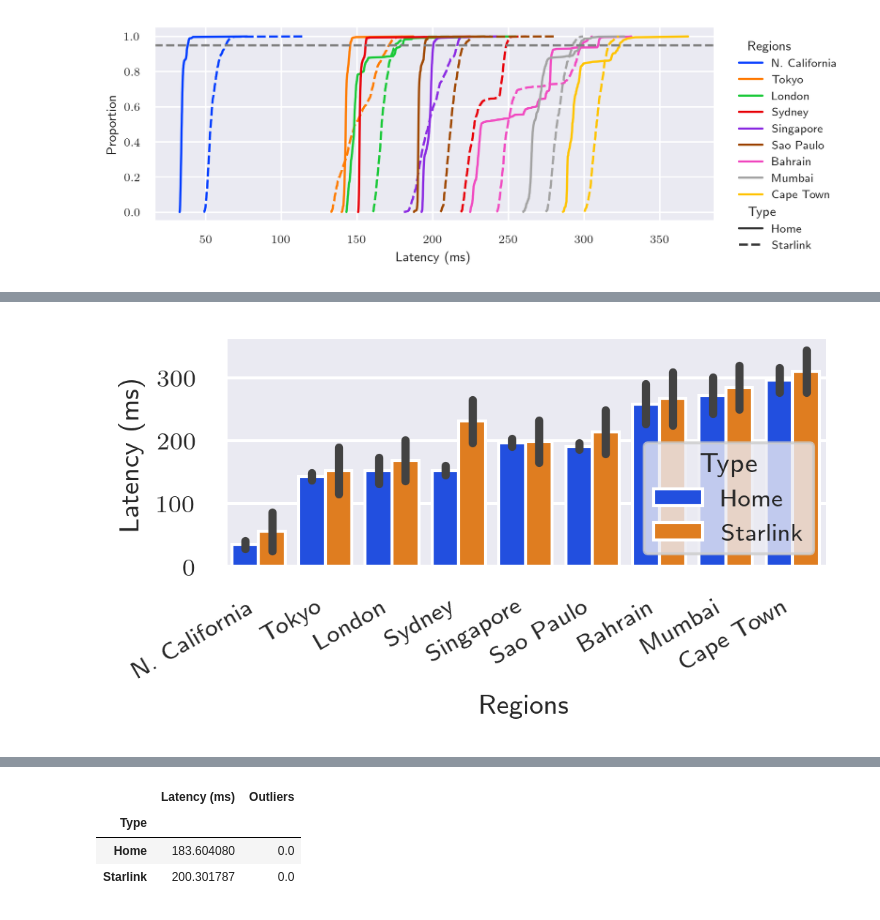
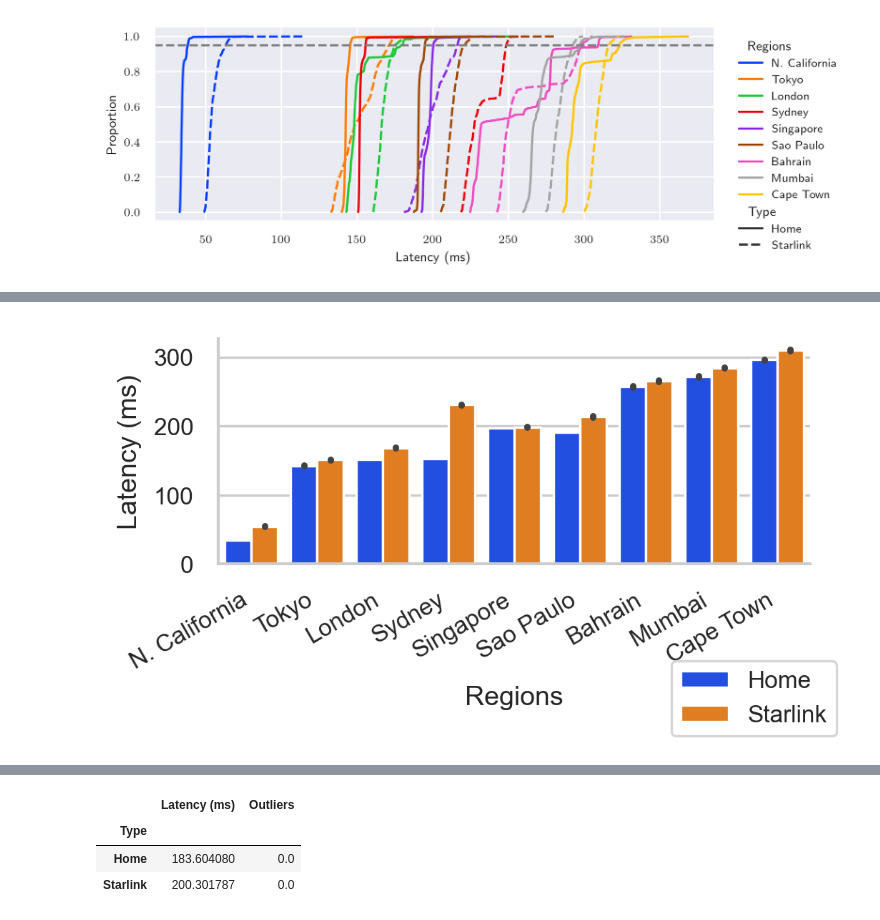
Before and after one commit to Starlink-Measurement/starlink-plot, a Jupyter notebook: plot_ping.ipynb, the cells around one changed output, grey strips where cells are left out. Drawn from its saved outputs; the diff is of its cells as text; code cells hidden in the pictures.

```diff
--- a/plot_ping.ipynb
+++ b/plot_ping.ipynb
@@ -65,15 +66,17 @@ src_dirs
 plot_params = common.plot_params
 plot_params['figure.figsize'] = (7.16, 4)
 plot_params['figure.dpi'] = 300
-matplotlib.rcParams.update(plot_params)
+#matplotlib.rcParams.update(plot_params)
+
 sns_params = common.sns_params
 sns_params['figure.figsize'] = (7.16, 4)
 sns_params['figure.dpi'] = 300
-sns.set_theme()
-sns.set_context("paper", rc=sns_params)
-sns.set(rc=sns_params)
+#sns_params['patch.edgecolor'] = 'black'
+sns.set_theme("paper", style='whitegrid', rc=sns_params, color_codes=True, palette='bright')
+#sns.set_context("paper", rc=sns_params)
+#sns.set(rc=sns_params)
 # %%
-df_old = pd.read_csv(os.path.join(out_path, '2022-06-17_end_all_ping_data.csv'), index_col=False)
+df_old = pd.read_csv(os.path.join(OUT_PATH, '2022-06-17_end_all_ping_data.csv'), index_col=False)
 df_old[N_TIMESTAMP] = pd.to_datetime(df_old[N_TIMESTAMP])
 df_old
 # %% [output]
@@ -161,10 +160,14 @@ def ecdf(data, array: bool=True):
     else:
         return x, y
 # %%
-# Remove outliers
+# Discern outliers
 N_OUTLIERS = 'Outliers'
-df_outliers = df.copy()
-df_outliers[N_OUTLIERS] = (np.abs(stats.zscore(df_outliers[N_LATENCY], nan_policy='omit')) >= 3.5)
+df_outliers = df_old.copy()
+zscore = np.abs(df_outliers.groupby([
+    N_TYPE, N_REGIONS])[N_LATENCY].transform(
+    lambda x : stats.zscore(x, ddof=1, nan_policy='omit')
+))
+df_outliers[N_OUTLIERS] = (np.abs(zscore) >= 3.5)
 df_outliers = df_outliers.sort_values(N_LATENCY)
 df_outliers
 
@@ -189 +192,5 @@ df_outliers
 54583143 rows × 5 columns
+# %%
+df_combined = pd.concat([df_old, df_outliers])
+print(df_combined.dtypes)
+df_combined
@@ -364,25 +409,28 @@ g_hist.savefig(f'{filename}_cdf.pgf', bbox_inches='tight')
 # %%
 #temp = df_regs.loc['2022-06-03':]
 
 #df_averaged = df.groupby([N_TYPE, N_REGIONS]).std().reset_index()
 
 #styler = df_averaged.style
 #styler.format(precision=2)
 #styler.to_latex(os.path.join(OUTPUT_FOLDER, '2022-06-05_end_avg_bandwidth.tex'))
-g_avg = sns.catplot(data=df,
+
+df_samp = df_combined.groupby([N_REGIONS]).sample(10000)
+g_avg = sns.catplot(data=df_samp,
                     sharey=False,
                     x=N_REGIONS, y=N_LATENCY, hue=N_TYPE,
                     hue_order=[N_HOME, N_STARLINK],
                     order=REGION_ORDER,
-                    legend_out=False,
-                    kind='bar', ci='sd',
-                    palette='bright',
+                    legend=False,
+                    kind='bar',
+                    #ci='sd',
                     height=2, aspect=1.75)
 
 g_avg.figure.autofmt_xdate()
+g_avg.figure.legend(loc='lower right')
 g_avg.set_titles(row_template="{row_name}")
 g_avg.tight_layout()
 
 #df_averaged
 # %% [output]
-[figure, old version]
+[figure, new version]
```
Also changed, not shown: parts of 20 cells of this notebook, 3 other files.
